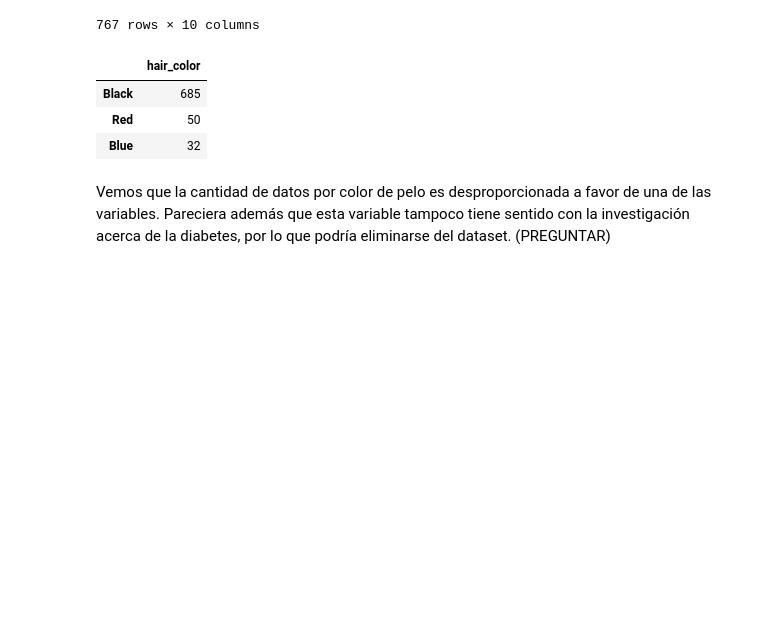
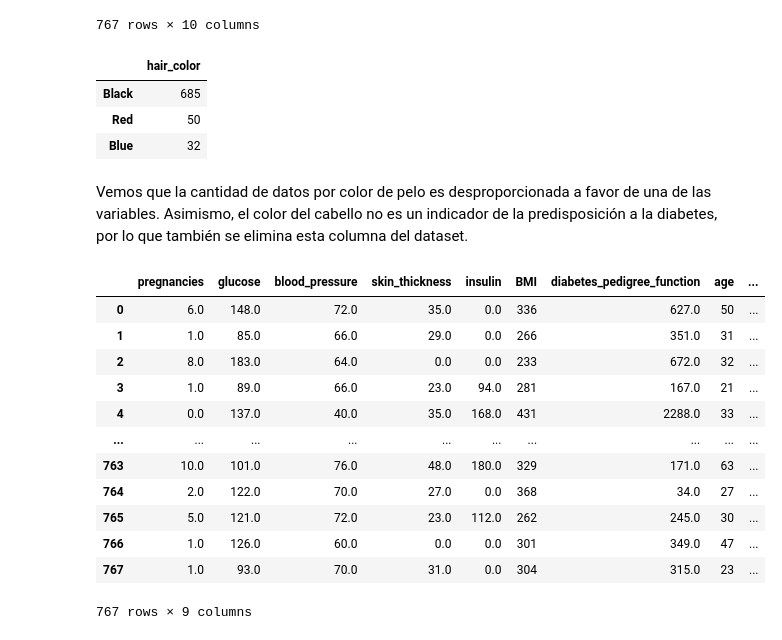
Before and after one commit to cdforigua05/BI_Lab1, a Jupyter notebook: DataExploration.ipynb, the cells around one changed output. Drawn from its saved outputs; the diff is of its cells as text; code cells hidden in the pictures; blank space fills up the shorter version.

```diff
--- a/DataExploration.ipynb
+++ b/DataExploration.ipynb
@@ -151,6 +164,22 @@ data.hair_color.value_counts().to_frame().head(15)
 | Red | 50 |
 | Blue | 32 |
 # %% [markdown]
-Vemos que la cantidad de datos por color de pelo es desproporcionada a favor de una de las variables.
-Pareciera además que esta variable tampoco tiene sentido con la investigación acerca de la diabetes,
-por lo que podría eliminarse del dataset. (PREGUNTAR)
+Vemos que la cantidad de datos por color de pelo es desproporcionada a favor de una de las variables. Asimismo, el color del cabello no es un indicador de la predisposición a la diabetes, por lo que también se elimina esta columna del dataset.
+# %%
+data = data.drop(columns=["hair_color"])
+# %%
+data
+# %% [output]
+|  | pregnancies | glucose | blood_pressure | skin_thickness | insulin | BMI | diabetes_pedigree_function | age | ... |
+| 0 | 6.0 | 148.0 | 72.0 | 35.0 | 0.0 | 336 | 627.0 | 50 | ... |
+| 1 | 1.0 | 85.0 | 66.0 | 29.0 | 0.0 | 266 | 351.0 | 31 | ... |
+| 2 | 8.0 | 183.0 | 64.0 | 0.0 | 0.0 | 233 | 672.0 | 32 | ... |
+| 3 | 1.0 | 89.0 | 66.0 | 23.0 | 94.0 | 281 | 167.0 | 21 | ... |
+| 4 | 0.0 | 137.0 | 40.0 | 35.0 | 168.0 | 431 | 2288.0 | 33 | ... |
+| ... | ... | ... | ... | ... | ... | ... | ... | ... | ... |
+| 763 | 10.0 | 101.0 | 76.0 | 48.0 | 180.0 | 329 | 171.0 | 63 | ... |
+| 764 | 2.0 | 122.0 | 70.0 | 27.0 | 0.0 | 368 | 34.0 | 27 | ... |
+| 765 | 5.0 | 121.0 | 72.0 | 23.0 | 112.0 | 262 | 245.0 | 30 | ... |
+| 766 | 1.0 | 126.0 | 60.0 | 0.0 | 0.0 | 301 | 349.0 | 47 | ... |
+| 767 | 1.0 | 93.0 | 70.0 | 31.0 | 0.0 | 304 | 315.0 | 23 | ... |
+767 rows × 9 columns
```
Also changed, not shown: parts of 21 cells of this notebook.
